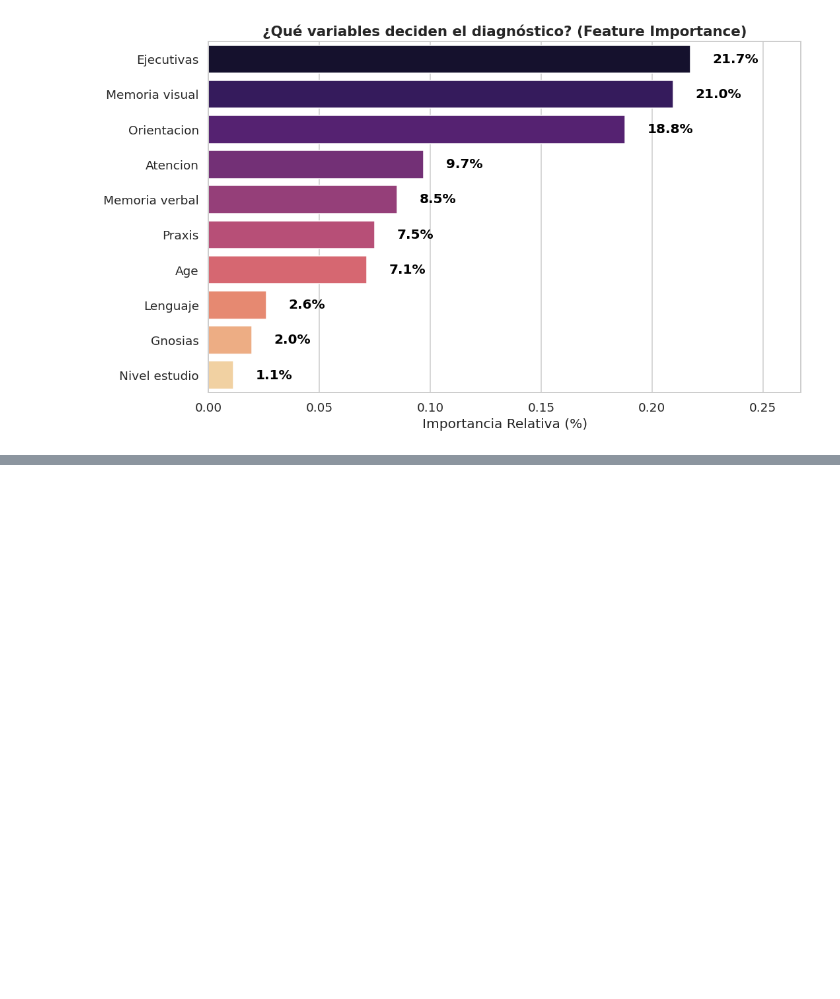
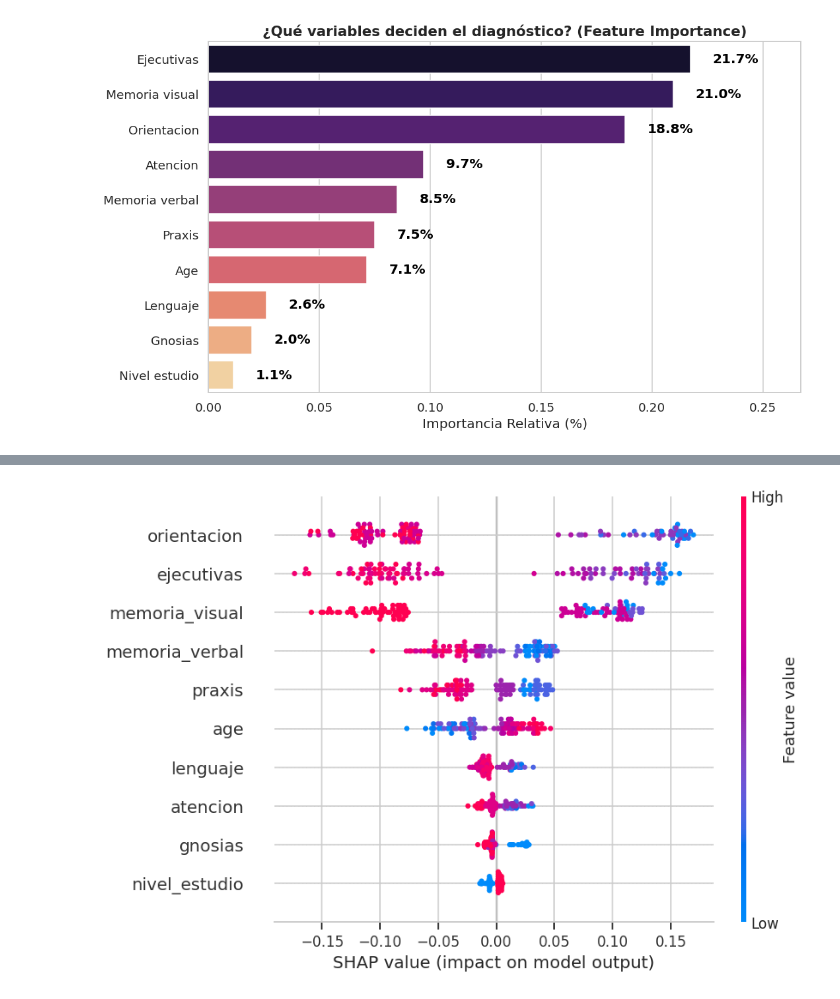
Before and after one commit to Nicolasg2c/dc_model_ts, a Jupyter notebook: src/dc_pipeline_2.ipynb, the cells around one changed output, grey strips where cells are left out. Saved outputs shown, nothing was run; the diff lists cells and outputs as text; code cells hidden in the pictures; blank space fills up the shorter version.

```diff
--- a/src/dc_pipeline_2.ipynb
+++ b/src/dc_pipeline_2.ipynb
@@ -1980,0 +2050,28 @@ plt.show()
+# %%
+import shap
+
+# Inicializamos Javascript
+shap.initjs()
+
+# Extraemos el Random Forest ya entrenado y los datos limpios
+rf_model = rf_pipeline.named_steps['classifier']
+imputer = rf_pipeline.named_steps['imputer']
+X_limpio = imputer.transform(X)
+
+# Creamos el analizador SHAP
+explainer = shap.TreeExplainer(rf_model)
+shap_values = explainer.shap_values(X_limpio)
+
+# --- SOLUCIÓN AL ERROR DE DIMENSIONES ---
+# Verificamos cómo estructuró SHAP los datos (Lista vs Matriz 3D)
+if isinstance(shap_values, list):
+    # Versiones antiguas: Es una lista. El índice 2 corresponde a la clase 'Demencia'
+    shap_demencia = shap_values[2]
+else:
+    # Versiones nuevas: Es un cubo 3D [pacientes, variables, clases]
+    # Cortamos el cubo para extraer solo la rebanada de la clase 2 ('Demencia')
+    shap_demencia = shap_values[:, :, 2]
+
+# Ahora sí graficamos garantizando que las dimensiones son exactas
+shap.summary_plot(shap_demencia, X_limpio, feature_names=X.columns, title="Impacto de Variables para diagnosticar Demencia")
+# %% [output]
@@ -1980,0 +2079 @@ plt.show()
+[figure, added]
```
Also changed, not shown: parts of 14 cells of this notebook.
